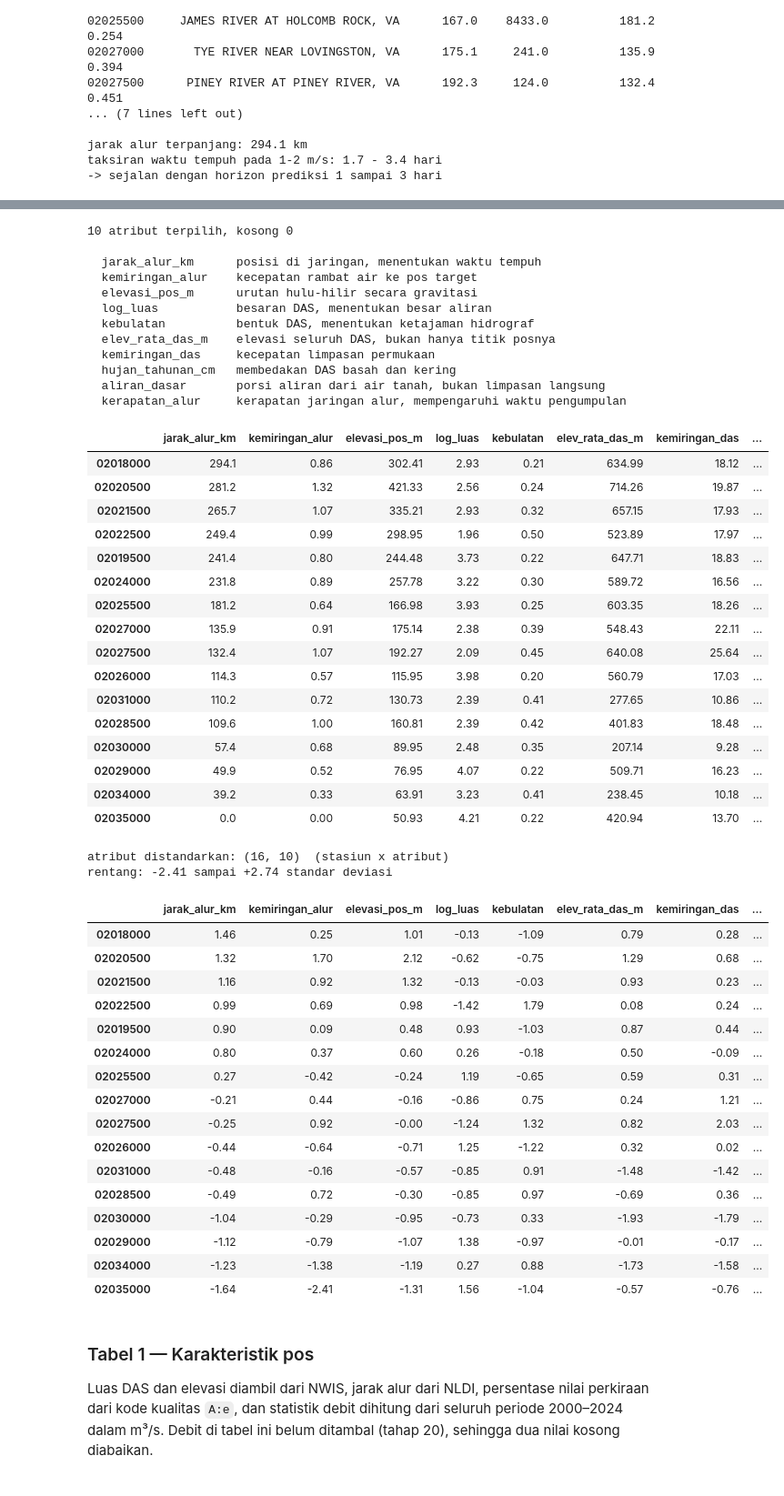
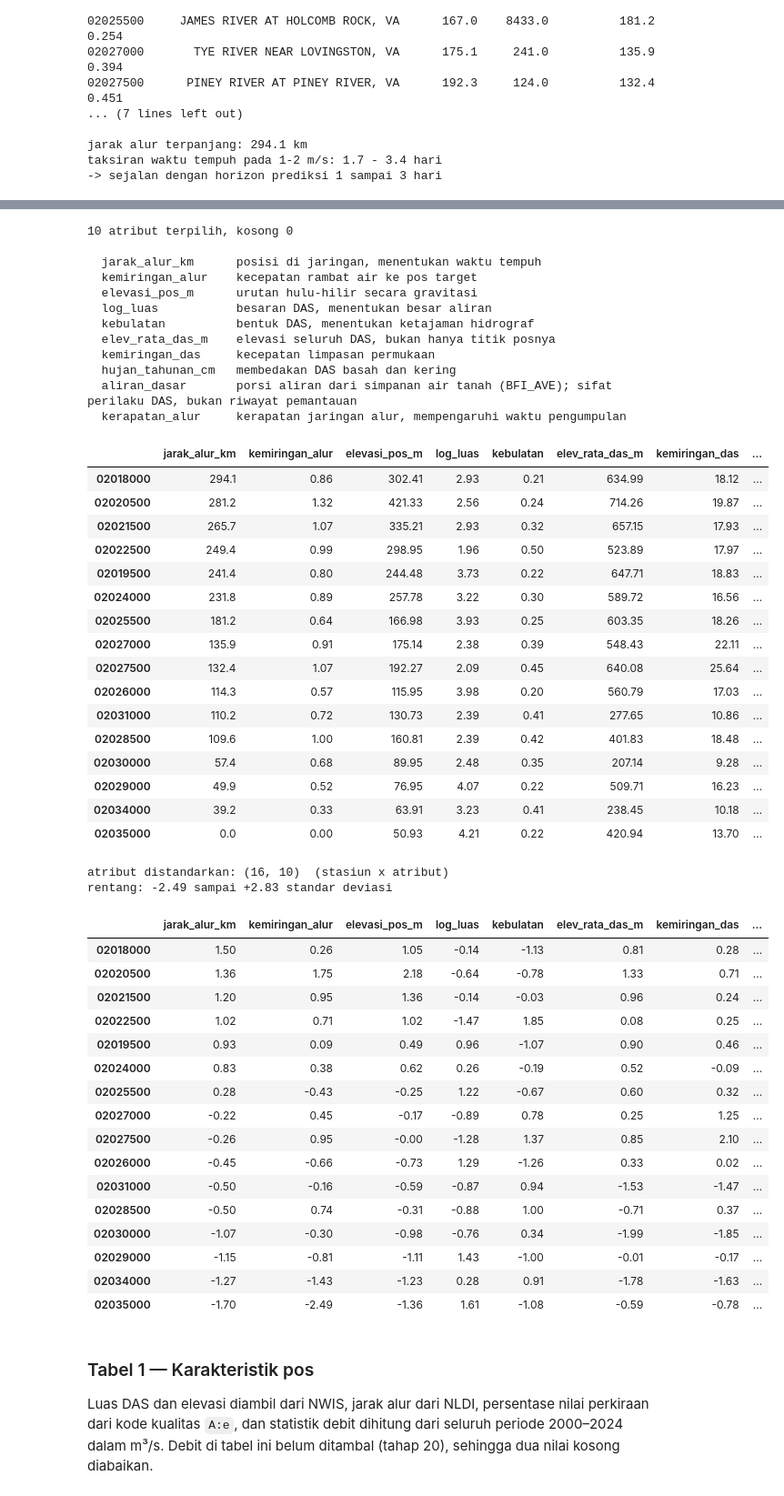
Before and after one commit to bernardswidiya/cnn-lstm-mcdropout-streamflow, a Jupyter notebook: preprocessing/preprocessing.ipynb, the cells around one changed output, grey strips where cells are left out. Shown at 91% size. Cells and saved outputs as stored; diff of their text form; code cells hidden in the pictures.

```diff
--- a/preprocessing/preprocessing.ipynb
+++ b/preprocessing/preprocessing.ipynb
@@ -1011,10 +1031,12 @@ Luas DAS diubah ke skala logaritma karena rentangnya lebih dari dua orde
 besaran, yaitu dari 91 sampai 16.193 km². Logaritma ini hanya diterapkan pada
 atribut statis, bukan pada debit yang diprediksi.
 # %%
-def gg_kol(nama):
+KOLOM_GG = {}     # atribut -> nama kolom lengkap di gagesii_atribut.csv, diperiksa di tahap 27
+def gg_kol(atribut, nama):
     k = next((c for c in gg_aman.columns if c.endswith("__" + nama)), None)
     if k is None:
         raise KeyError(f"atribut {nama} tidak ada atau tidak dipakai")
+    KOLOM_GG[atribut] = k
     return gg_aman.loc[pos, k]
 
 A = pd.DataFrame(index=pos)
@@ -1025,11 +1047,11 @@ A["elevasi_pos_m"]   = meta.loc[pos, "elevasi_m"]
 A["log_luas"]        = np.log10(meta.loc[pos, "luas_km2"])
 A["kebulatan"]       = sp.loc[pos, "kebulatan"]
 # sifat fisik DAS (GAGES-II)
-A["elev_rata_das_m"] = gg_kol("ELEV_MEAN_M_BASIN")
-A["kemiringan_das"]  = gg_kol("SLOPE_PCT")
-A["hujan_tahunan_cm"]= gg_kol("PPTAVG_BASIN")
-A["aliran_dasar"]    = gg_kol("BFI_AVE")
-A["kerapatan_alur"]  = gg_kol("STREAMS_KM_SQ_KM")
+A["elev_rata_das_m"] = gg_kol("elev_rata_das_m", "ELEV_MEAN_M_BASIN")
+A["kemiringan_das"]  = gg_kol("kemiringan_das", "SLOPE_PCT")
+A["hujan_tahunan_cm"]= gg_kol("hujan_tahunan_cm", "PPTAVG_BASIN")
+A["aliran_dasar"]    = gg_kol("aliran_dasar", "BFI_AVE")
+A["kerapatan_alur"]  = gg_kol("kerapatan_alur", "STREAMS_KM_SQ_KM")
 
 ALASAN = {
  "jarak_alur_km":   "posisi di jaringan, menentukan waktu tempuh",
@@ -1040,7 +1062,7 @@ ALASAN = {
  "elev_rata_das_m": "elevasi seluruh DAS, bukan hanya titik posnya",
  "kemiringan_das":  "kecepatan limpasan permukaan",
  "hujan_tahunan_cm":"membedakan DAS basah dan kering",
- "aliran_dasar":    "porsi aliran dari air tanah, bukan limpasan langsung",
+ "aliran_dasar":    "porsi aliran dari simpanan air tanah (BFI_AVE); sifat perilaku DAS, bukan riwayat pemantauan",
  "kerapatan_alur":  "kerapatan jaringan alur, mempengaruhi waktu pengumpulan",
 }
 print(f"{len(A.columns)} atribut terpilih, kosong {int(A.isna().sum().sum())}\n")
@@ -1059,7 +1081,7 @@ A.round(2)
   elev_rata_das_m    elevasi seluruh DAS, bukan hanya titik posnya
   kemiringan_das     kecepatan limpasan permukaan
   hujan_tahunan_cm   membedakan DAS basah dan kering
-  aliran_dasar       porsi aliran dari air tanah, bukan limpasan langsung
+  aliran_dasar       porsi aliran dari simpanan air tanah (BFI_AVE); sifat perilaku DAS, bukan riwayat pemantauan
   kerapatan_alur     kerapatan jaringan alur, mempengaruhi waktu pengumpulan
 |  | jarak_alur_km | kemiringan_alur | elevasi_pos_m | log_luas | kebulatan | elev_rata_das_m | kemiringan_das | ... |
 | 02018000 | 294.1 | 0.86 | 302.41 | 2.93 | 0.21 | 634.99 | 18.12 | ... |
@@ -1080,31 +1102,31 @@ A.round(2)
 | 02035000 | 0.0 | 0.00 | 50.93 | 4.21 | 0.22 | 420.94 | 13.70 | ... |
 # %%
 A = A.fillna(A.mean())
-# standardisasi antar stasiun, bukan antar waktu (nilainya statis)
-As = ((A - A.mean()) / A.std().replace(0, 1)).to_numpy(float)
+# standardisasi antar stasiun, bukan antar waktu (nilainya statis); ddof=0 seperti scaling debit
+As = ((A - A.mean()) / A.std(ddof=0).replace(0, 1)).to_numpy(float)
 print(f"atribut distandarkan: {As.shape}  (stasiun x atribut)")
 print(f"rentang: {As.min():+.2f} sampai {As.max():+.2f} standar deviasi")
 pd.DataFrame(As, index=pos, columns=A.columns).round(2)
 # %% [output]
 atribut distandarkan: (16, 10)  (stasiun x atribut)
-rentang: -2.41 sampai +2.74 standar deviasi
+rentang: -2.49 sampai +2.83 standar deviasi
 |  | jarak_alur_km | kemiringan_alur | elevasi_pos_m | log_luas | kebulatan | elev_rata_das_m | kemiringan_das | ... |
-| 02018000 | 1.46 | 0.25 | 1.01 | -0.13 | -1.09 | 0.79 | 0.28 | ... |
-| 02020500 | 1.32 | 1.70 | 2.12 | -0.62 | -0.75 | 1.29 | 0.68 | ... |
-| 02021500 | 1.16 | 0.92 | 1.32 | -0.13 | -0.03 | 0.93 | 0.23 | ... |
-| 02022500 | 0.99 | 0.69 | 0.98 | -1.42 | 1.79 | 0.08 | 0.24 | ... |
-| 02019500 | 0.90 | 0.09 | 0.48 | 0.93 | -1.03 | 0.87 | 0.44 | ... |
-| 02024000 | 0.80 | 0.37 | 0.60 | 0.26 | -0.18 | 0.50 | -0.09 | ... |
-| 02025500 | 0.27 | -0.42 | -0.24 | 1.19 | -0.65 | 0.59 | 0.31 | ... |
-| 02027000 | -0.21 | 0.44 | -0.16 | -0.86 | 0.75 | 0.24 | 1.21 | ... |
-| 02027500 | -0.25 | 0.92 | -0.00 | -1.24 | 1.32 | 0.82 | 2.03 | ... |
-| 02026000 | -0.44 | -0.64 | -0.71 | 1.25 | -1.22 | 0.32 | 0.02 | ... |
-| 02031000 | -0.48 | -0.16 | -0.57 | -0.85 | 0.91 | -1.48 | -1.42 | ... |
-| 02028500 | -0.49 | 0.72 | -0.30 | -0.85 | 0.97 | -0.69 | 0.36 | ... |
-| 02030000 | -1.04 | -0.29 | -0.95 | -0.73 | 0.33 | -1.93 | -1.79 | ... |
-| 02029000 | -1.12 | -0.79 | -1.07 | 1.38 | -0.97 | -0.01 | -0.17 | ... |
-| 02034000 | -1.23 | -1.38 | -1.19 | 0.27 | 0.88 | -1.73 | -1.58 | ... |
-| 02035000 | -1.64 | -2.41 | -1.31 | 1.56 | -1.04 | -0.57 | -0.76 | ... |
+| 02018000 | 1.50 | 0.26 | 1.05 | -0.14 | -1.13 | 0.81 | 0.28 | ... |
+| 02020500 | 1.36 | 1.75 | 2.18 | -0.64 | -0.78 | 1.33 | 0.71 | ... |
+| 02021500 | 1.20 | 0.95 | 1.36 | -0.14 | -0.03 | 0.96 | 0.24 | ... |
+| 02022500 | 1.02 | 0.71 | 1.02 | -1.47 | 1.85 | 0.08 | 0.25 | ... |
+| 02019500 | 0.93 | 0.09 | 0.49 | 0.96 | -1.07 | 0.90 | 0.46 | ... |
+| 02024000 | 0.83 | 0.38 | 0.62 | 0.26 | -0.19 | 0.52 | -0.09 | ... |
+| 02025500 | 0.28 | -0.43 | -0.25 | 1.22 | -0.67 | 0.60 | 0.32 | ... |
+| 02027000 | -0.22 | 0.45 | -0.17 | -0.89 | 0.78 | 0.25 | 1.25 | ... |
+| 02027500 | -0.26 | 0.95 | -0.00 | -1.28 | 1.37 | 0.85 | 2.10 | ... |
+| 02026000 | -0.45 | -0.66 | -0.73 | 1.29 | -1.26 | 0.33 | 0.02 | ... |
+| 02031000 | -0.50 | -0.16 | -0.59 | -0.87 | 0.94 | -1.53 | -1.47 | ... |
+| 02028500 | -0.50 | 0.74 | -0.31 | -0.88 | 1.00 | -0.71 | 0.37 | ... |
+| 02030000 | -1.07 | -0.30 | -0.98 | -0.76 | 0.34 | -1.99 | -1.85 | ... |
+| 02029000 | -1.15 | -0.81 | -1.11 | 1.43 | -1.00 | -0.01 | -0.17 | ... |
+| 02034000 | -1.27 | -1.43 | -1.23 | 0.28 | 0.91 | -1.78 | -1.63 | ... |
+| 02035000 | -1.70 | -2.49 | -1.36 | 1.61 | -1.08 | -0.59 | -0.78 | ... |
 # %% [markdown]
 ### Tabel 1 — Karakteristik pos
 
```
Also changed, not shown: parts of 33 cells of this notebook, 8 other files.
